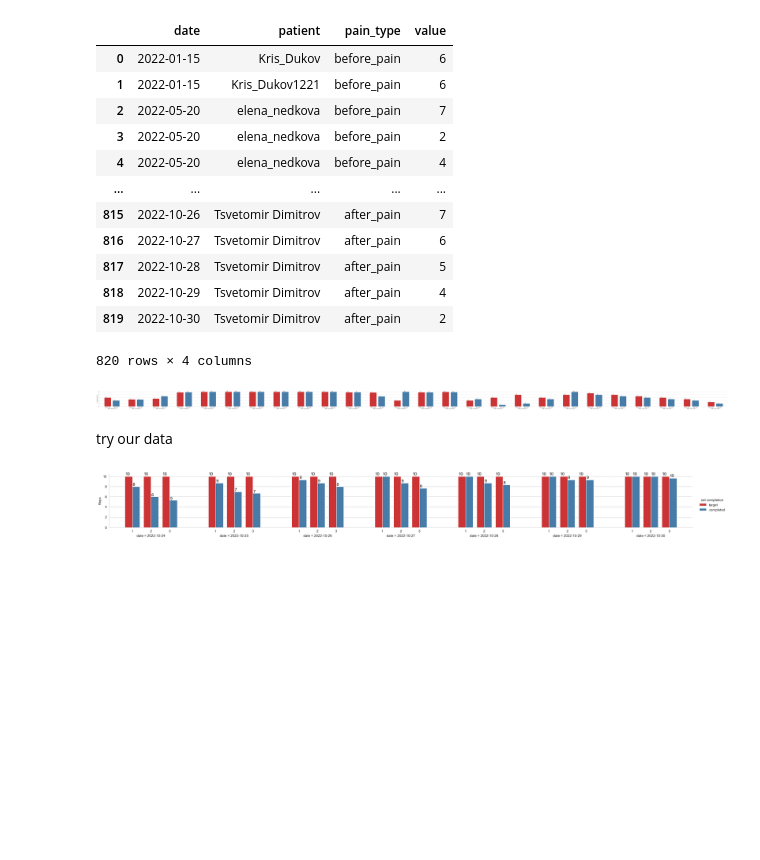
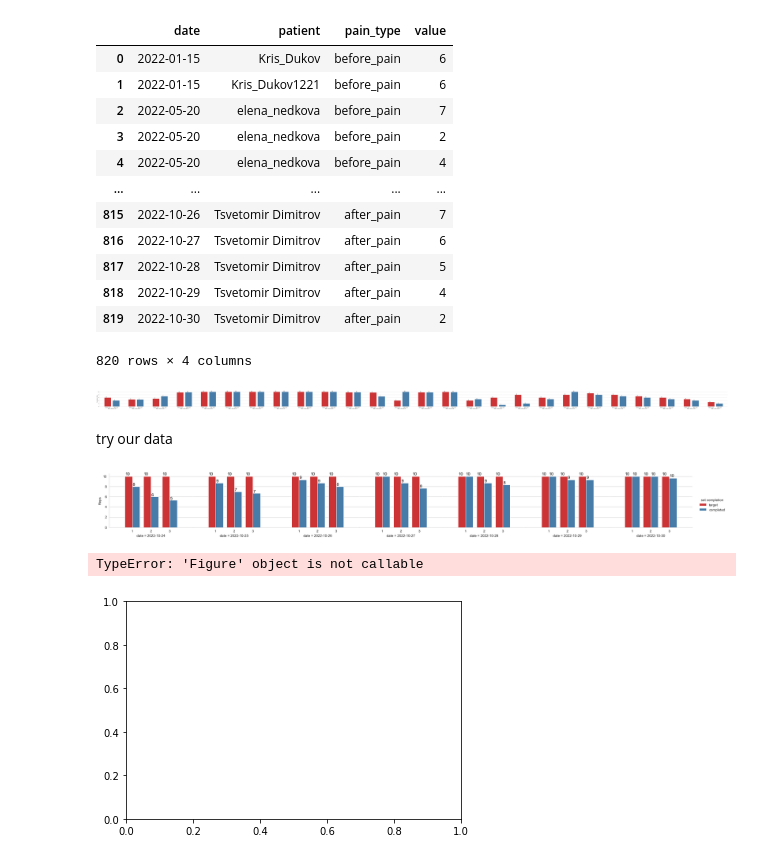
Before and after one commit to KristianDukov/streamlit, a Jupyter notebook: notebook_testing_viz.ipynb, the cells around one changed output. Saved outputs shown, nothing was run; the diff lists cells and outputs as text; code cells hidden in the pictures; blank space fills up the shorter version.

```diff
--- a/notebook_testing_viz.ipynb
+++ b/notebook_testing_viz.ipynb
@@ -226,3 +226,70 @@ plt.subplots_adjust(wspace=0, bottom=0.18, left=0.06)
 plt.show()
 # %% [output]
 [figure]
+# %%
+import seaborn as sns
+import matplotlib.pyplot as plt
+
+
+# df2
+df_min_max = df2.groupby('date').agg(min_angle = ('min_angle', 'min'), max_angle = ('max_angle', 'max')).reset_index()
+# df_min_max
+
+df_min_max_melt = pd.melt(df_min_max, id_vars=['date'], var_name= 'angle_type', value_name='value')
+df_min_max_melt
+
+
+fig, ax = plt.subplots()
+
+fig.figure(figsize = (10,4))
+min_max = sns.lineplot(x='date',
+             y='value',
+             hue='angle_type',
+             palette=['b','r'],
+             data=df_min_max_melt)
+
+# plt.figure(figsize=(4, 3))
+# plot = sns.catplot(x='Sex', y='count', kind='bar', data=df_min_max)
+# plot = sns.catplot(data=df_min_max, kind = 'bar')
+
+# plot.ax gives the axis object
+# plot.ax.patches gives list of bars that can be access using index starting at 0
+
+# for i, bar in enumerate(plot.ax.patches):
+#     h = bar.get_height()
+#     plot.ax.text(
+#         i, # bar index (x coordinate of text)
+#         h+10, # y coordinate of text
+#         '{}'.format(int(h)),  # y label
+#         ha='center',
+#         va='center',
+#         fontweight='bold',
+#         size=14)
+
+# plot
+
+
+# fig, ax = plt.subplots(2,figsize=(12,8), sharex=False)
+# l = sns.lineplot(x='Performance Score',
+#          y='Average Satisfaction',
+#          data = df,
+#          ax=ax[0],
+#          color='#97b0df',
+#          marker='o',
+#          sort = False,)
+
+# b =sns.barplot(x='Performance Score',
+#         y='Employees by performace score',
+#         data = df,
+#         ax=ax[1],
+#         alpha=0.8,
+#         color='#2c5494')
+
+# # you can use the set_xlabel() and set_ylabel to set the x and y-axis label respectively.
+
+
+# l.set_xlabel('Average Satisfaction')
+# b.set_xlabel('Employees by Performance Score')
+# %% [output]
+TypeError: 'Figure' object is not callable
+[figure, added]
```
Also changed, not shown: parts of 1 cell of this notebook.
